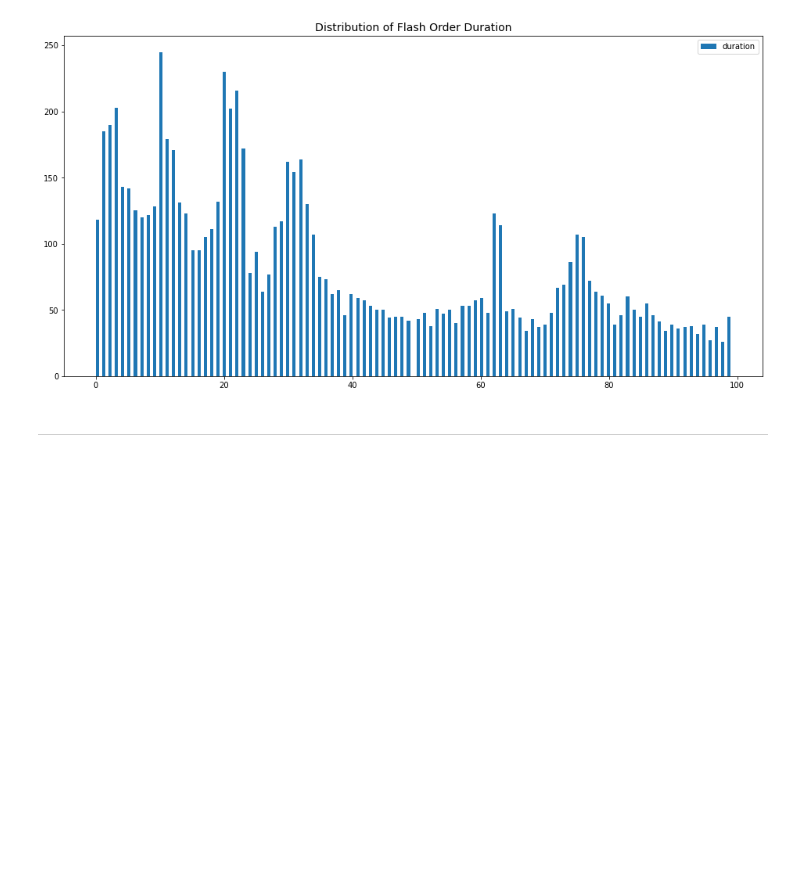
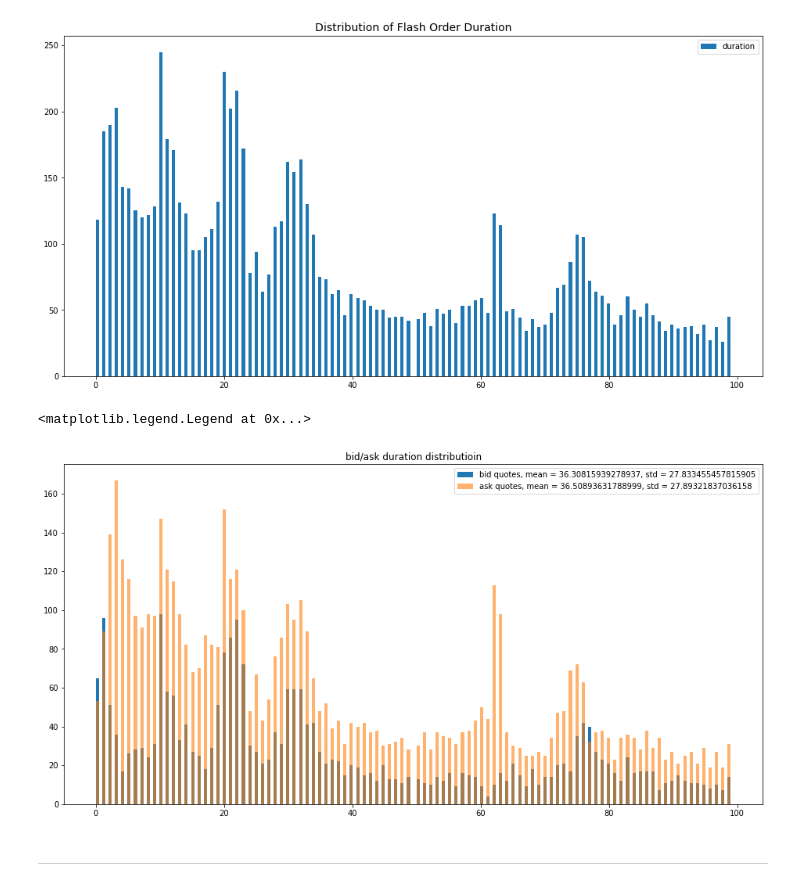
Before and after one commit to anthonywah/mafs6100-order-placement-strategy, a Jupyter notebook: notebooks/stage-5.ipynb, the cells around one changed output. Cells and saved outputs as stored; diff of their text form; code cells hidden in the pictures; blank space fills up the shorter version.

```diff
--- a/notebooks/stage-5.ipynb
+++ b/notebooks/stage-5.ipynb
@@ -24,6 +24,22 @@ ax.set_title('Distribution of Flash Order Duration', fontsize=14)
 # %% [output]
 Text(0.5, 1.0, 'Distribution of Flash Order Duration')
 [figure]
+# %%
+bid_dur = []
+ask_dur = []
+for item in foc.fod[100][100]:
+    if item['side'] == 'bid':
+        bid_dur.append(item['duration'])
+    elif item['side'] == 'ask':
+        ask_dur.append(item['duration'])
+fig, ax = plt.subplots(figsize = (16,8))
+ax.hist(bid_dur, bins = 200, label =f'bid quotes, mean = {np.mean(bid_dur)}, std = {np.std(bid_dur)}')
+ax.hist(ask_dur, bins = 200, label =f'ask quotes, mean = {np.mean(ask_dur)}, std = {np.std(ask_dur)}', alpha = 0.6)
+ax.set_title('bid/ask duration distributioin')
+ax.legend(loc = 'upper right')
+# %% [output]
+<matplotlib.legend.Legend at 0x...>
+[figure, added]
 # %% [markdown]
 ---
 # %% [markdown]
```
Also changed, not shown: 22 other files.
